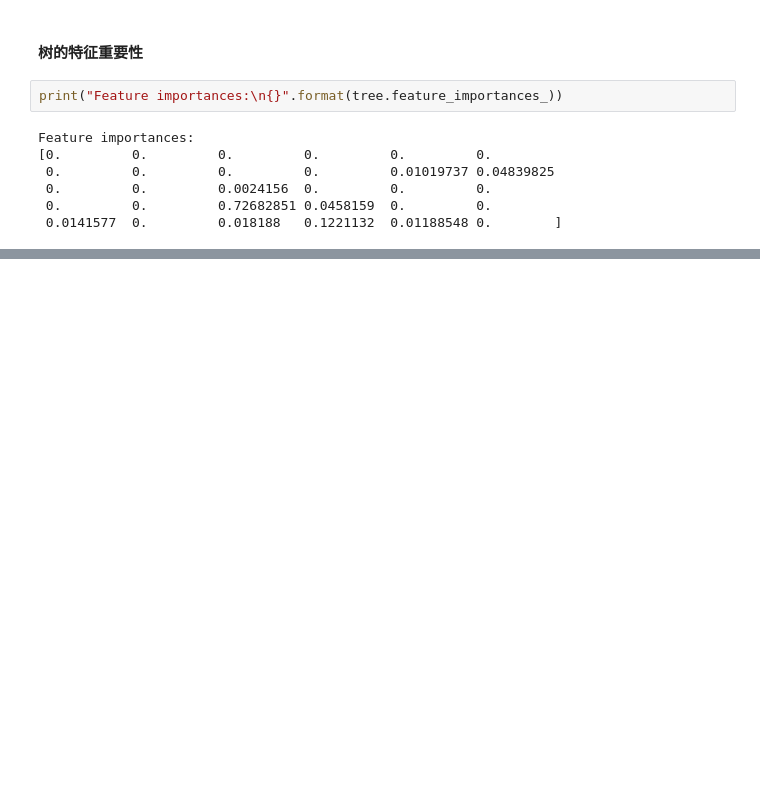
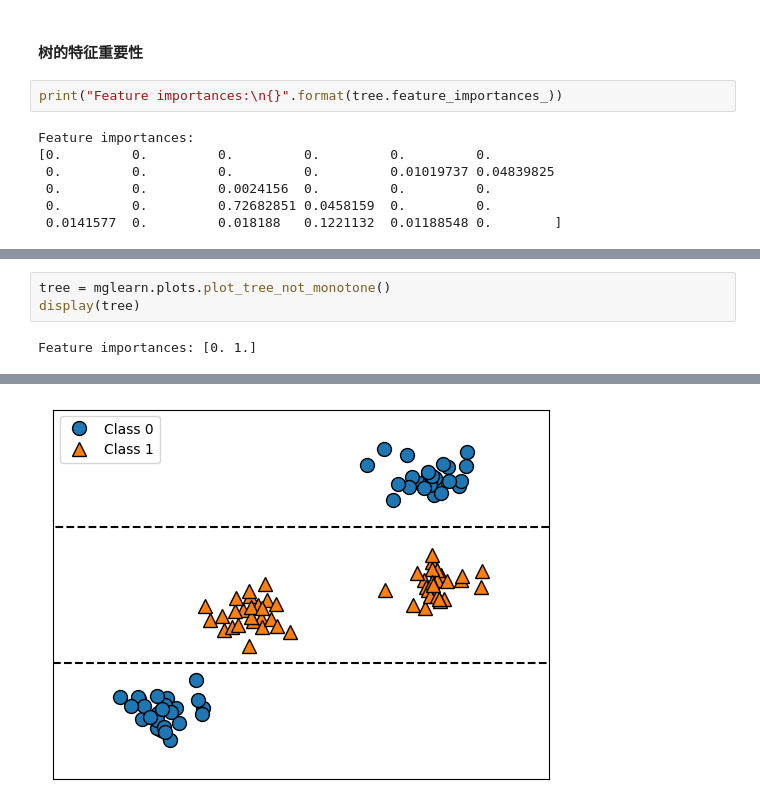
Before and after one commit to JPL-JUNO/Introduction-to-Machine-Learning-with-Python, a Jupyter notebook: Codes/Ch2.ipynb, the cells around one changed output, grey strips where cells are left out. Saved outputs shown, nothing was run; the diff lists cells and outputs as text; blank space fills up the shorter version.

```diff
--- a/Codes/Ch2.ipynb
+++ b/Codes/Ch2.ipynb
@@ -721,0 +722,5 @@ plot_feature_importances_cancer(tree, cancer)
+# %%
+tree = mglearn.plots.plot_tree_not_monotone()
+display(tree)
+# %% [output]
+Feature importances: [0. 1.]
@@ -722,3 +728,4 @@ plot_feature_importances_cancer(tree, cancer)
+[figure, added]
 # %%
 import os
 import pandas as pd
```
Also changed, not shown: parts of 69 cells of this notebook, 10 other files.
